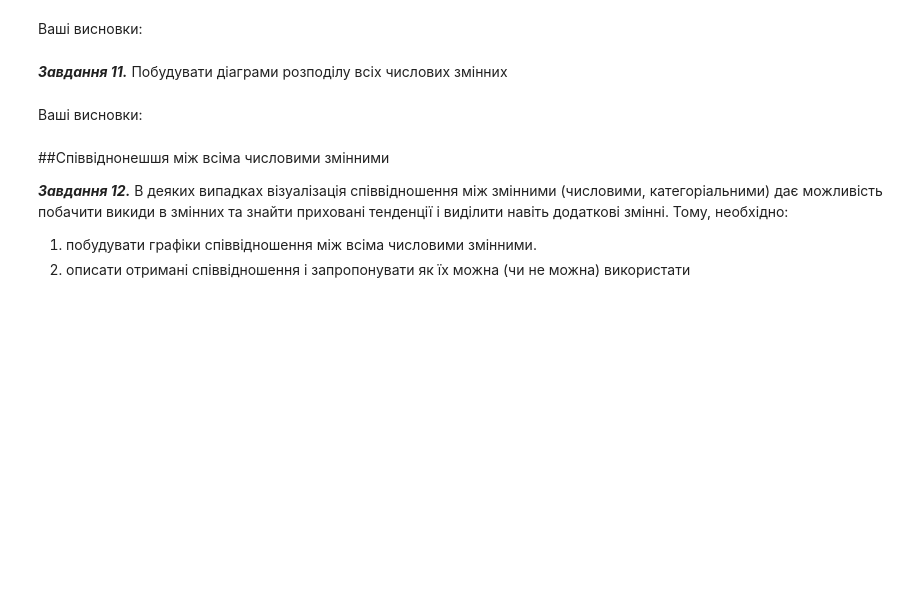
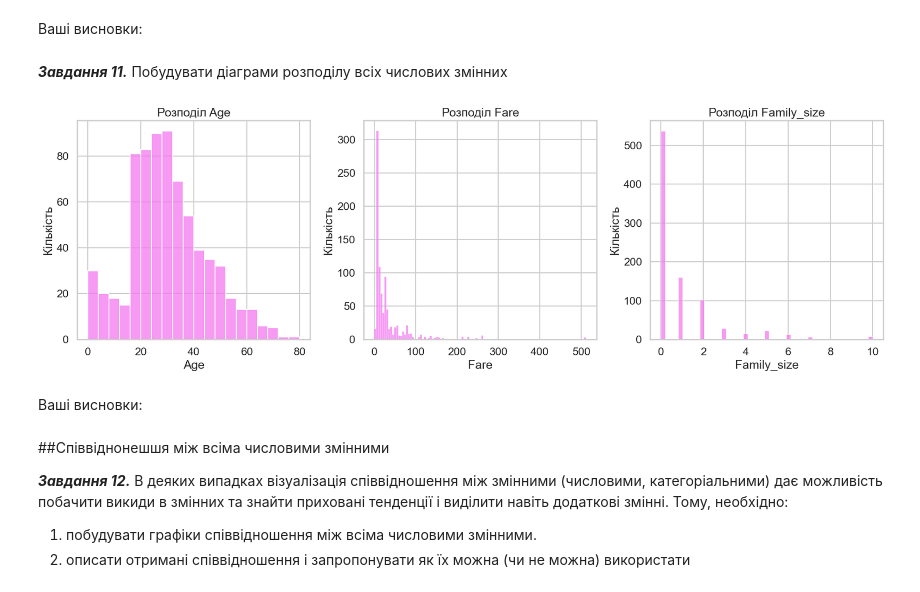
Before and after one commit to newiide/AI_LABS, a Jupyter notebook: lab3/Task3_basic_ai_ad.ipynb, the cells around one changed output. Saved outputs shown, nothing was run; the diff lists cells and outputs as text; code cells hidden in the pictures; blank space fills up the shorter version.

```diff
--- a/lab3/Task3_basic_ai_ad.ipynb
+++ b/lab3/Task3_basic_ai_ad.ipynb
@@ -251,3 +346,20 @@ TypeError: bar() missing 1 required positional argument: 'height'
+# %%
+dataset["Age"] = dataset["Age"].dropna().astype(int)
+numerical_columns = ["Age", "Fare", "Family_size"]
+
+fig, axes = plt.subplots(nrows=1, ncols=3, figsize=(18, 6))
+
+for i, column in enumerate(numerical_columns):
+    sns.histplot(dataset[column], ax=axes[i], color="#f478f0")
+    axes[i].set_title(f'Розподіл {column}')
+    axes[i].set_xlabel(column)
+    axes[i].set_ylabel("Кількість")
+
+
+plt.tight_layout()
+plt.show()
+# %% [output]
+[figure, added]
 # %% [markdown]
 Ваші висновки:
 # %% [markdown]
```
Also changed, not shown: parts of 15 cells of this notebook.
